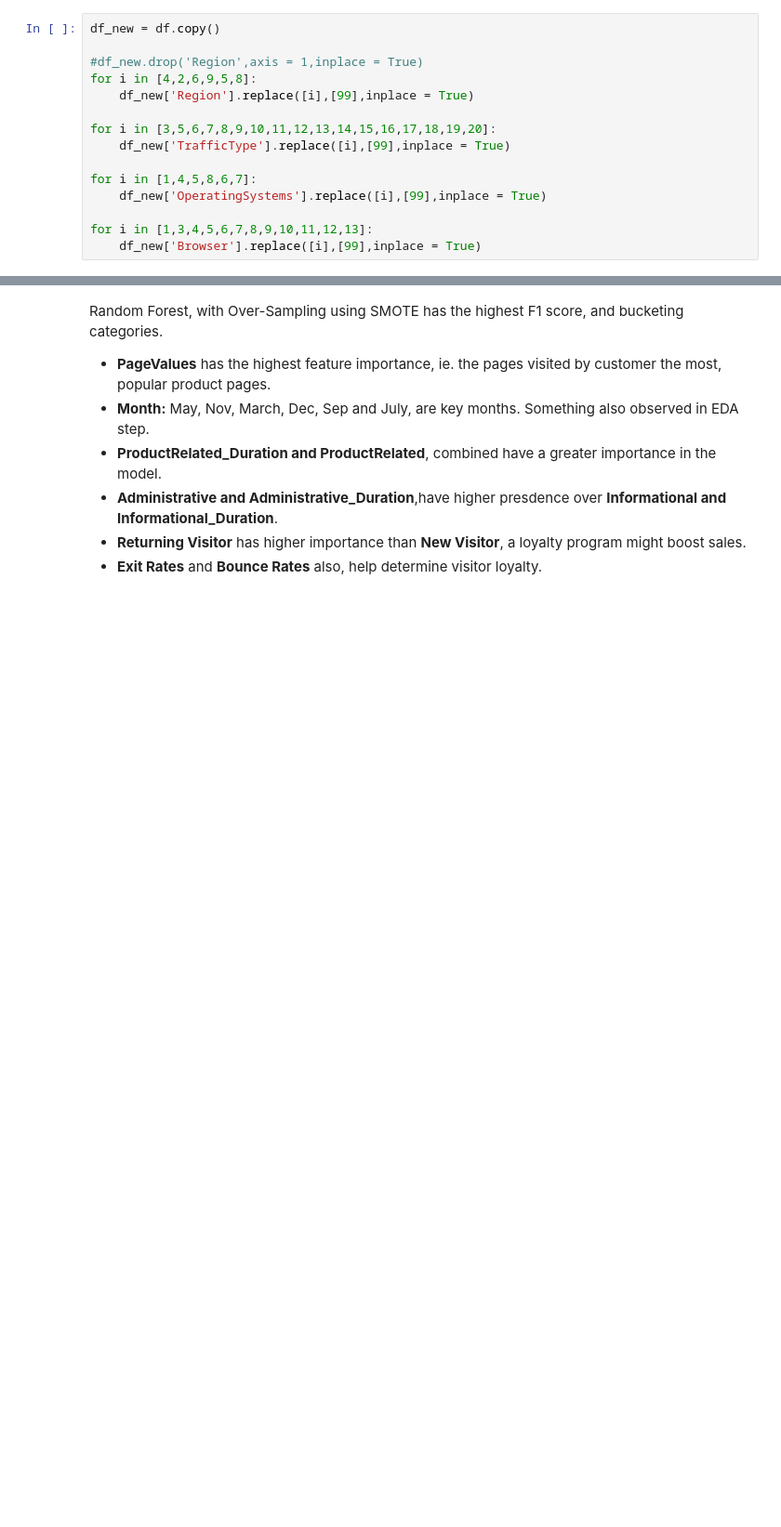
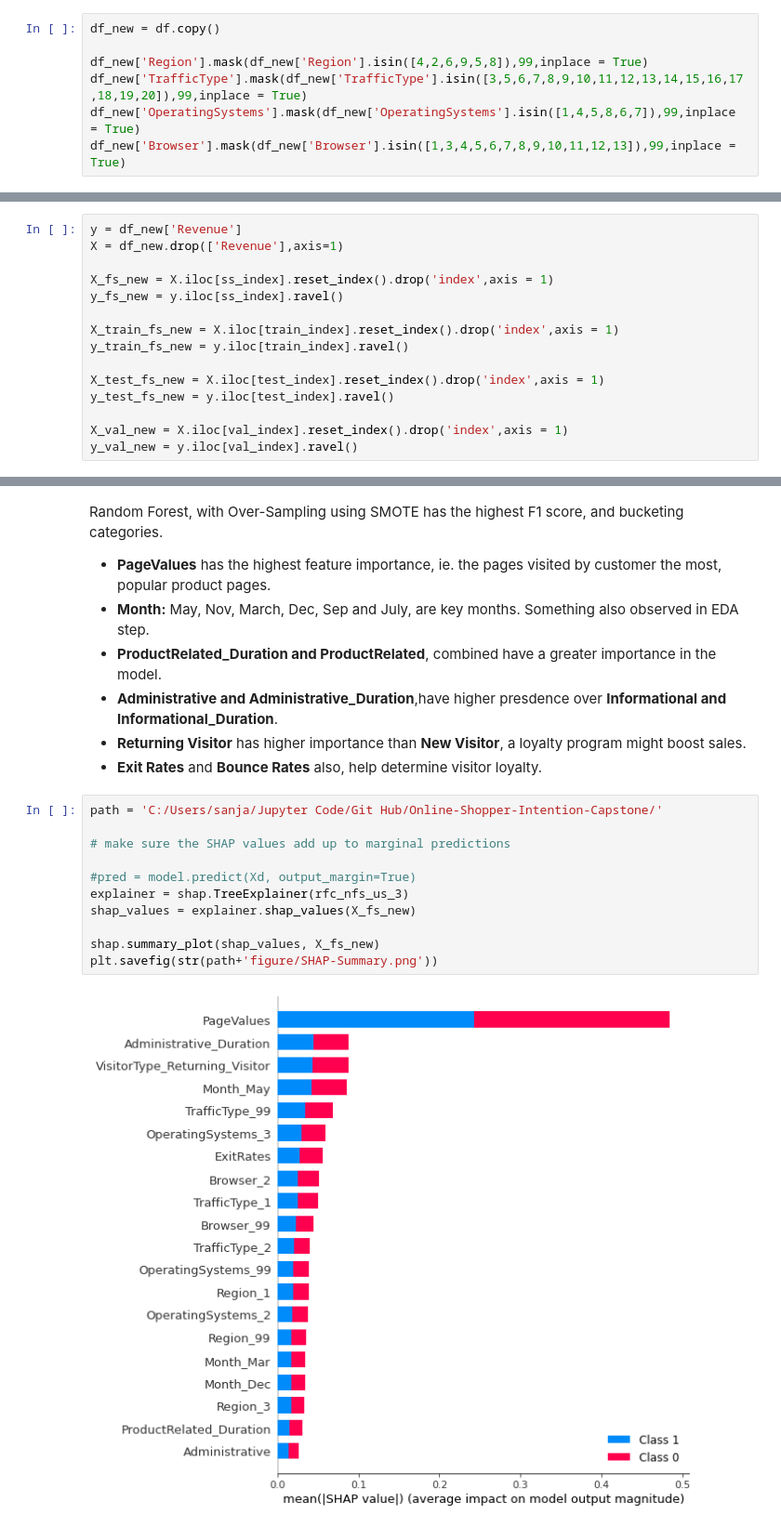
Before and after one commit to SanjaPanda/Online-Shopper-Intention-Capstone, a Jupyter notebook: code/Modeling.ipynb, the cells around one changed output, grey strips where cells are left out. Shown at 93% size. Saved outputs shown, nothing was run; the diff lists cells and outputs as text; blank space fills up the shorter version.

```diff
--- a/code/Modeling.ipynb
+++ b/code/Modeling.ipynb
@@ -533,15 +535,7 @@ Updating features based on feature importance
 # %%
 df_new = df.copy()
 
-#df_new.drop('Region',axis = 1,inplace = True)
-for i in [4,2,6,9,5,8]:
-    df_new['Region'].replace([i],[99],inplace = True)
-
-for i in [3,5,6,7,8,9,10,11,12,13,14,15,16,17,18,19,20]:
-    df_new['TrafficType'].replace([i],[99],inplace = True)
-
-for i in [1,4,5,8,6,7]:
-    df_new['OperatingSystems'].replace([i],[99],inplace = True)
-
-for i in [1,3,4,5,6,7,8,9,10,11,12,13]:
-    df_new['Browser'].replace([i],[99],inplace = True)
+df_new['Region'].mask(df_new['Region'].isin([4,2,6,9,5,8]),99,inplace = True)
+df_new['TrafficType'].mask(df_new['TrafficType'].isin([3,5,6,7,8,9,10,11,12,13,14,15,16,17,18,19,20]),99,inplace = True)
+df_new['OperatingSystems'].mask(df_new['OperatingSystems'].isin([1,4,5,8,6,7]),99,inplace = True)
+df_new['Browser'].mask(df_new['Browser'].isin([1,3,4,5,6,7,8,9,10,11,12,13]),99,inplace = True)
@@ -577,3 +569,18 @@ X_val_new = X_val_new.reset_index().drop('index',axis = 1)
+# %%
+y = df_new['Revenue']
+X = df_new.drop(['Revenue'],axis=1)
+
+X_fs_new = X.iloc[ss_index].reset_index().drop('index',axis = 1)
+y_fs_new = y.iloc[ss_index].ravel()
+
+X_train_fs_new = X.iloc[train_index].reset_index().drop('index',axis = 1)
+y_train_fs_new = y.iloc[train_index].ravel()
+
+X_test_fs_new = X.iloc[test_index].reset_index().drop('index',axis = 1)
+y_test_fs_new = y.iloc[test_index].ravel()
+
+X_val_new = X.iloc[val_index].reset_index().drop('index',axis = 1)
+y_val_new = y.iloc[val_index].ravel()
 # %%
 from sklearn.metrics import plot_roc_curve
 
@@ -802,3 +809,16 @@ Random Forest, with Over-Sampling using SMOTE has the highest F1 score, and buck
 * __Administrative and Administrative_Duration__,have higher presdence over __Informational and Informational_Duration__.
 * __Returning Visitor__ has higher importance than __New Visitor__, a loyalty program might boost sales.
 * __Exit Rates__ and __Bounce Rates__ also, help determine visitor loyalty.
+# %%
+path = 'C:/Users/sanja/Jupyter Code/Git Hub/Online-Shopper-Intention-Capstone/'
+
+# make sure the SHAP values add up to marginal predictions
+
+#pred = model.predict(Xd, output_margin=True)
+explainer = shap.TreeExplainer(rfc_nfs_us_3)
+shap_values = explainer.shap_values(X_fs_new)
+
+shap.summary_plot(shap_values, X_fs_new)
+plt.savefig(str(path+'figure/SHAP-Summary.png'))
+# %% [output]
+[figure, added]
```
Also changed, not shown: parts of 23 cells of this notebook, 7 other files.
